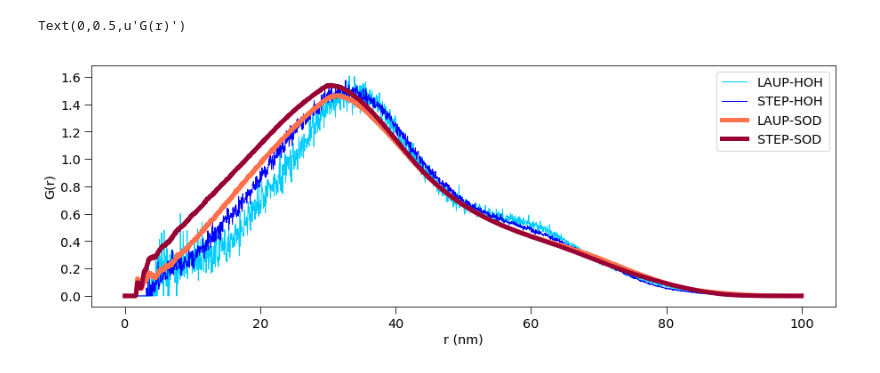
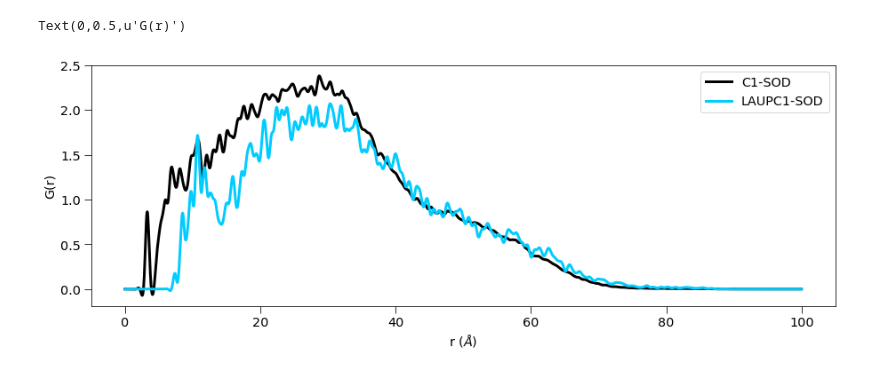
Before and after one commit to fearlessroad/mixed-monolayers, a Jupyter notebook: functions/RDF.ipynb, the cells around one changed output. Cells and saved outputs as stored; diff of their text form; code cells hidden in the pictures.

```diff
--- a/functions/RDF.ipynb
+++ b/functions/RDF.ipynb
@@ -125,11 +139,11 @@ print(np.array(poop))
 # %%
-sel1 = traj.top.select("name 'C1'")
+#sel1 = traj.top.select("name 'C1'")
 #print(sel1)
-sel2 = traj.top.select('water')
-sel3 = traj.top.select('resname SOD')
+sel2 = traj19.top.select('water')
+sel3 = traj19.top.select('resname SOD')
 
-pairs = traj.top.select_pairs(poop, sel2)
-#lauppairs = traj.top.select_pairs(laup, sel2)
+pairs = traj19.top.select_pairs(poop, sel2)
+lauppairs = traj19.top.select_pairs(laup, sel2)
 #myrppairs = traj.top.select_pairs(myrp, sel2)
 #steppairs = traj.top.select_pairs(step, sel2)
 # %%
@@ -149,28 +166,36 @@ plt.ylabel('G(r)')
 # %%
-pairs2 = traj.top.select_pairs(poop, sel3)
-lauppairs2 = traj.top.select_pairs(laup, sel3)
-myrppairs2 = traj.top.select_pairs(myrp, sel3)
-steppairs2 = traj.top.select_pairs(step, sel3)
+pairs2 = traj19.top.select_pairs(poop, sel3)
+lauppairs2 = traj19.top.select_pairs(laup, sel3)
+#myrppairs2 = traj.top.select_pairs(myrp, sel3)
+#steppairs2 = traj.top.select_pairs(step, sel3)
 # %%
-hiS = md.compute_rdf(traj[-10:-1], pairs2, r_range=(0.0, 10.0))
-hi1S = md.compute_rdf(traj[-10:-1], lauppairs2, r_range=(0.0, 10.0))
-hi2S = md.compute_rdf(traj[-10:-1], myrppairs2, r_range=(0.0, 10.0))
-hi3S = md.compute_rdf(traj[-10:-1], steppairs2, r_range=(0.0, 10.0))
+hiS = md.compute_rdf(traj19[-10:-1], pairs2, r_range=(0.0, 10.0))
+hi1S = md.compute_rdf(traj19[-10:-1], lauppairs2, r_range=(0.0, 10.0))
+#hi2S = md.compute_rdf(traj[-10:-1], myrppairs2, r_range=(0.0, 10.0))
+#hi3S = md.compute_rdf(traj[-10:-1], steppairs2, r_range=(0.0, 10.0))
 # %%
-plt.errorbar(hi1S[0]*10,hi1S[1], c=cy, label='LAUP-HOH', lw=1)
+import scipy.signal as signal
+
+N  = 3    # Filter order
+Wn = 0.1 # Cutoff frequency
+B, A = signal.butter(N, Wn, output='ba')
+smooth_data_hiS = signal.filtfilt(B,A, hiS[1])
+smooth_data_hi1S = signal.filtfilt(B, A, hi1S[1])
+
+plt.errorbar(hiS[0]*10,smooth_data_hiS, c='k', label='C1-SOD', lw=3)
 #plt.errorbar(hi2S[0]*10,hi2S[1], c=cy, alpha=0.5, label='MYRP', lw=3)
 #plt.errorbar(hiS[0]*10,hiS[1], c=gr, alpha=0.5, label='PALP', lw=3)
-plt.errorbar(hi3S[0]*10,hi3S[1], c=bl, label='STEP-HOH', lw=1)
-plt.errorbar(hi1[0]*10,hi1[1], c=ora,label='LAUP-SOD',  lw=5)
+plt.errorbar(hi1S[0]*10,smooth_data_hi1S, c=cy, label='LAUPC1-SOD', lw=3)
+#plt.errorbar(hi1[0]*10,hi1[1], c=ora,label='LAUP-SOD',  lw=5)
 #plt.errorbar(hi2[0]*10,hi2[1], c=cy, lw=3)
 #plt.errorbar(hi[0]*10,hi[1], c=gr,  lw=3)
-plt.errorbar(hi3[0]*10,hi3[1], c=re, label='STEP-SOD', lw=5)
+#plt.errorbar(hi3[0]*10,hi3[1], c=re, label='STEP-SOD', lw=5)
 plt.legend(loc=1)
-plt.xlabel('r (nm)')
+plt.xlabel('r ($\AA$)')
 plt.ylabel('G(r)')
 # %% [output]
 Text(0,0.5,u'G(r)')
-[figure, old version]
+[figure, new version]
 # %%
 bl = '#0000ff'
 pu = '#8c1aff'
```
Also changed, not shown: parts of 14 cells of this notebook, 4 other files.
